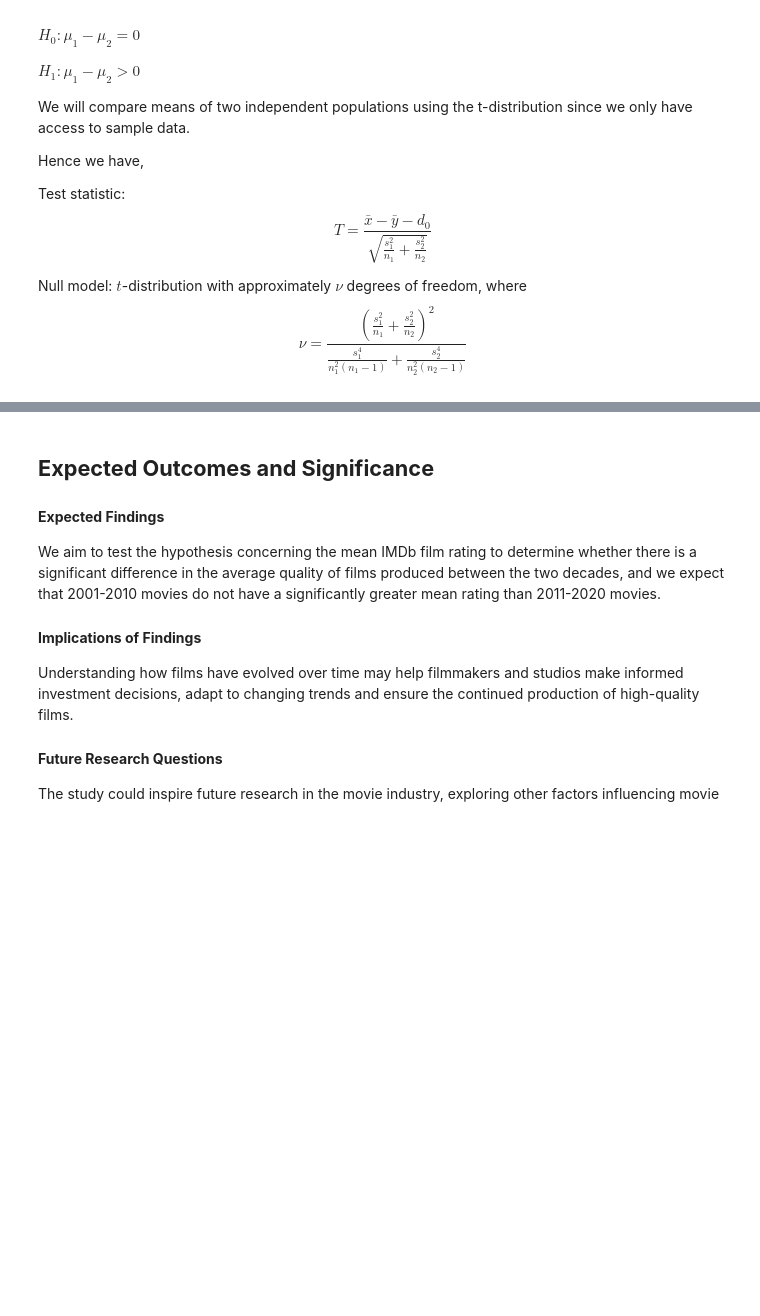
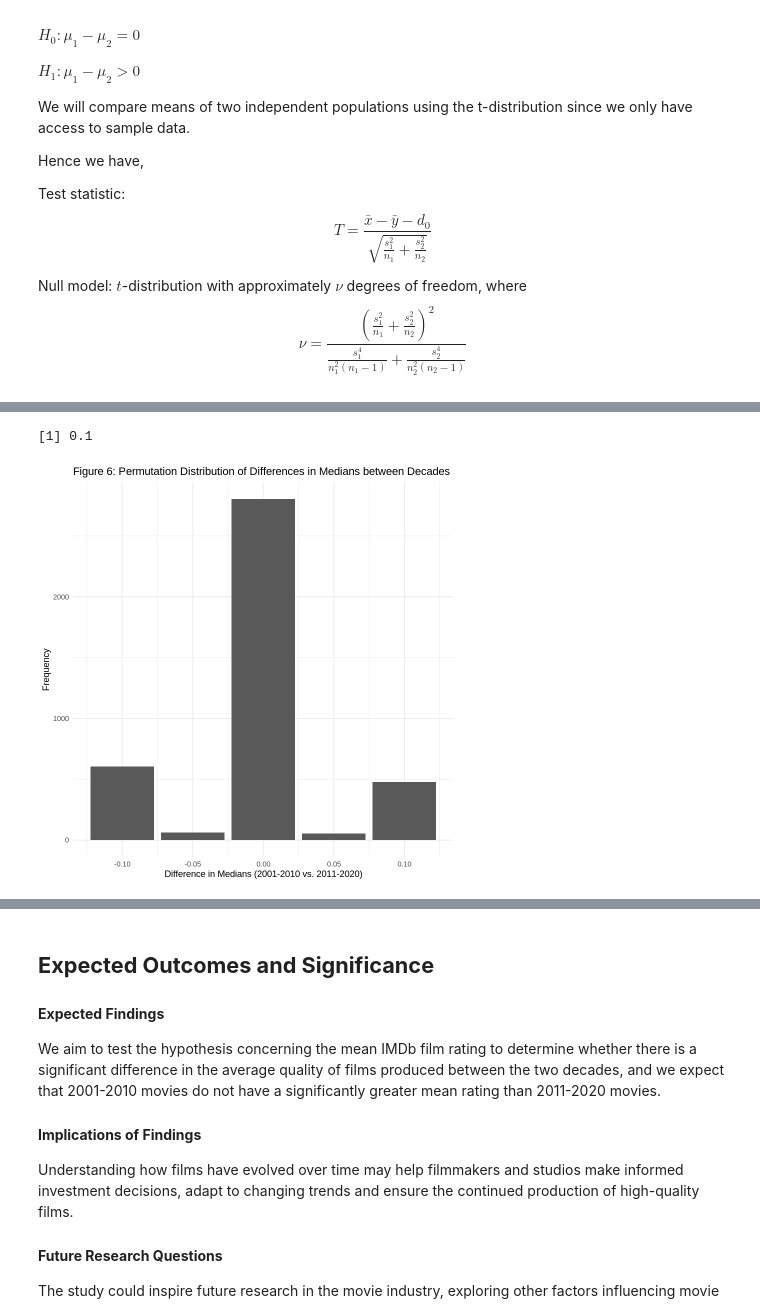
Before and after one commit to jessieshengyj/stat201, a Jupyter notebook: Proposal.ipynb, the cells around one changed output, grey strips where cells are left out. Cells and saved outputs as stored; diff of their text form; code cells hidden in the pictures; blank space fills up the shorter version.

```diff
--- a/Proposal.ipynb
+++ b/Proposal.ipynb
@@ -99,10 +99,16 @@ data_2001_2010 <- filter(data, year >= 2001 & year <= 2010)%>%
 data_2011_2020 <- filter(data, year >= 2011 & year <= 2020)%>%
     filter(!is.na(score))%>%
     select(name, year, score)
+tidy_combined_data <- data %>%
+  filter(year >= 2001 & year <= 2020 & !is.na(score)) %>%
+  mutate(decade = ifelse(year <= 2010, "2001-2010", "2011-2020")) %>%
+  select(name, year, score, decade)
 cat("Table 2: Tidy Data Summary (2001 - 2010 years)")
 data_2001_2010
 cat("Table 3: Tidy Data Summary (2011 - 2020 years)")
 data_2011_2020
+cat("Table 4: Tidy Data Summary Combined (2011 - 2020 & 2011 - 2020 years)")
+tidy_combined_data
 # %% [output]
 Table 2: Tidy Data Summary (2001 - 2010 years)
 A tibble: 2000 × 3
@@ -297,0 +380,21 @@ $$
+# %%
+d_median_hat <- median(data_2011_2020$score) - median(data_2001_2010$score)
+d_median_hat
+# %% [output]
+[1] 0.1
+# %%
+set.seed(2023)  # Setting seed for reproducibility
+null_distn_medians <- tidy_combined_data %>%
+  specify(formula = score ~ decade) %>%
+  hypothesize(null = "independence") %>%
+  generate(reps = 4000, type = "permute") %>%
+  calculate(stat = "diff in medians", order = c("2001-2010", "2011-2020"))
+
+null_distn_medians %>%
+  visualize() +
+  ggtitle("Figure 6: Permutation Distribution of Differences in Medians between Decades") +
+  xlab("Difference in Medians (2001-2010 vs. 2011-2020)") +
+  ylab("Frequency") +
+  theme_minimal()
+# %% [output]
+[figure, added]
```
Also changed, not shown: parts of 9 cells of this notebook.
